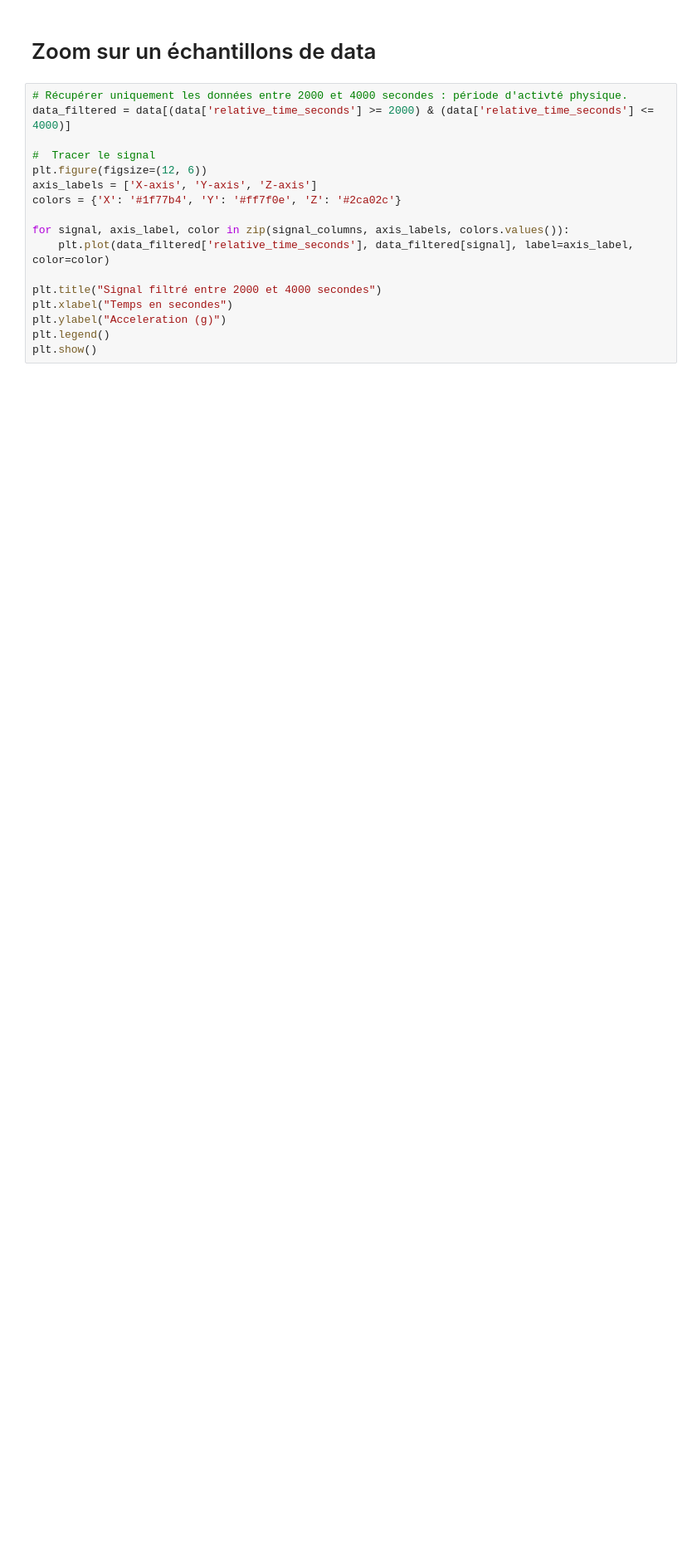
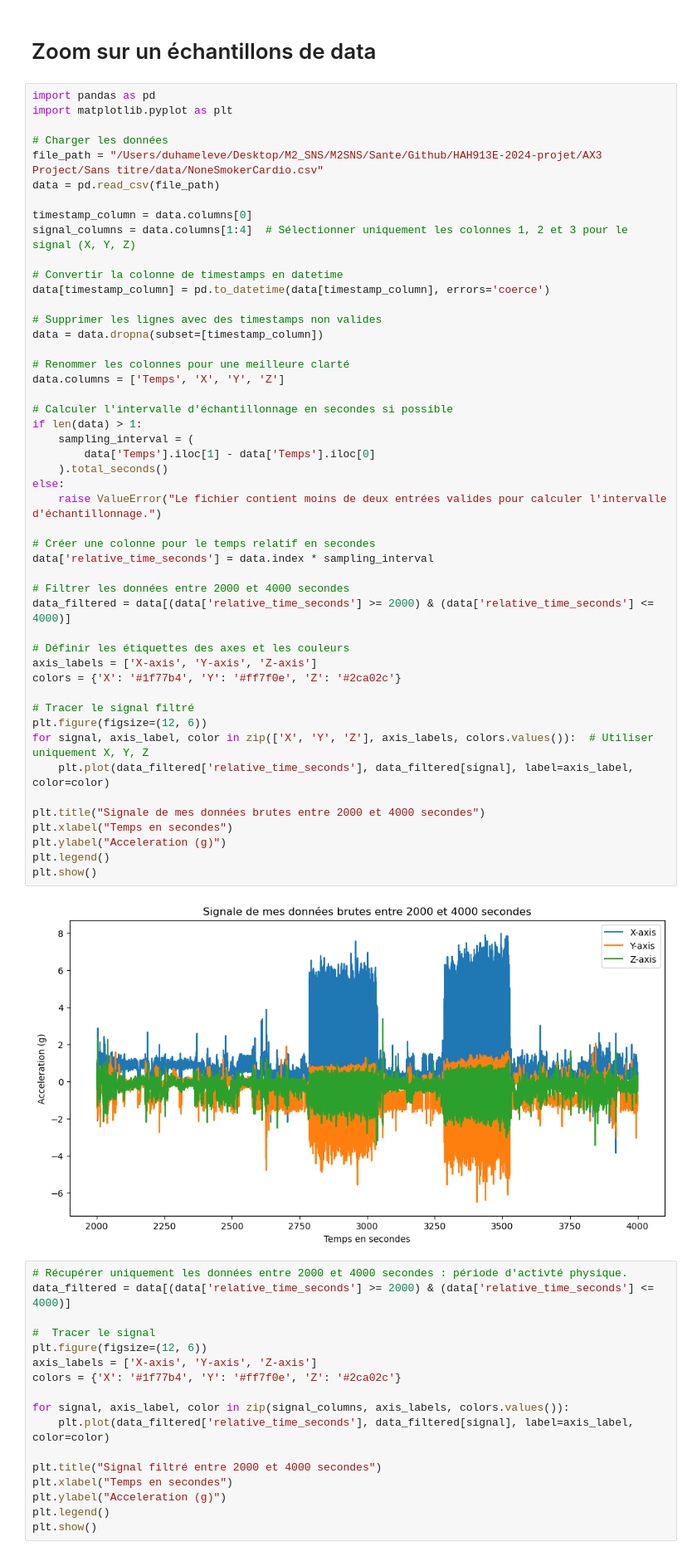
Before and after one commit to leyah-sa/AX3-Project, a Jupyter notebook: notebooks/Non-smoker/A) Visualisation-Prétraitement.ipynb, the cells around one changed output. Shown at 83% size. Cells and saved outputs as stored; diff of their text form; blank space fills up the shorter version.

Commit message:
update corrélation
corrélation entre 2000 et 4000

```diff
--- a/notebooks/Non-smoker/A) Visualisation-Prétraitement.ipynb
+++ b/notebooks/Non-smoker/A) Visualisation-Prétraitement.ipynb
@@ -207,6 +155,56 @@ Ce filtre permet de :
 `Améliorer la lisibilité` : Facilite l'interprétation visuelle et l'analyse des données.
 # %% [markdown]
 # Zoom sur un échantillons de data
+# %%
+import pandas as pd
+import matplotlib.pyplot as plt
+
+# Charger les données
+file_path = "/Users/duhameleve/Desktop/M2_SNS/M2SNS/Sante/Github/HAH913E-2024-projet/AX3 Project/Sans titre/data/NoneSmokerCardio.csv"
+data = pd.read_csv(file_path)
+
+timestamp_column = data.columns[0]
+signal_columns = data.columns[1:4]  # Sélectionner uniquement les colonnes 1, 2 et 3 pour le signal (X, Y, Z)
+
+# Convertir la colonne de timestamps en datetime
+data[timestamp_column] = pd.to_datetime(data[timestamp_column], errors='coerce')
+
+# Supprimer les lignes avec des timestamps non valides
+data = data.dropna(subset=[timestamp_column])
+
+# Renommer les colonnes pour une meilleure clarté
+data.columns = ['Temps', 'X', 'Y', 'Z']
+
+# Calculer l'intervalle d'échantillonnage en secondes si possible
+if len(data) > 1:
+    sampling_interval = (
+        data['Temps'].iloc[1] - data['Temps'].iloc[0]
+    ).total_seconds()
+else:
+    raise ValueError("Le fichier contient moins de deux entrées valides pour calculer l'intervalle d'échantillonnage.")
+
+# Créer une colonne pour le temps relatif en secondes
+data['relative_time_seconds'] = data.index * sampling_interval
+
+# Filtrer les données entre 2000 et 4000 secondes
+data_filtered = data[(data['relative_time_seconds'] >= 2000) & (data['relative_time_seconds'] <= 4000)]
+
+# Définir les étiquettes des axes et les couleurs
+axis_labels = ['X-axis', 'Y-axis', 'Z-axis']
+colors = {'X': '#1f77b4', 'Y': '#ff7f0e', 'Z': '#2ca02c'}
+
+# Tracer le signal filtré
+plt.figure(figsize=(12, 6))
+for signal, axis_label, color in zip(['X', 'Y', 'Z'], axis_labels, colors.values()):  # Utiliser uniquement X, Y, Z
+    plt.plot(data_filtered['relative_time_seconds'], data_filtered[signal], label=axis_label, color=color)
+
+plt.title("Signale de mes données brutes entre 2000 et 4000 secondes")
+plt.xlabel("Temps en secondes")
+plt.ylabel("Acceleration (g)")
+plt.legend()
+plt.show()
+# %% [output]
+[figure, added]
 # %%
 # Récupérer uniquement les données entre 2000 et 4000 secondes : période d'activté physique.
 data_filtered = data[(data['relative_time_seconds'] >= 2000) & (data['relative_time_seconds'] <= 4000)]
```
Also changed, not shown: parts of 1 cell of this notebook.
